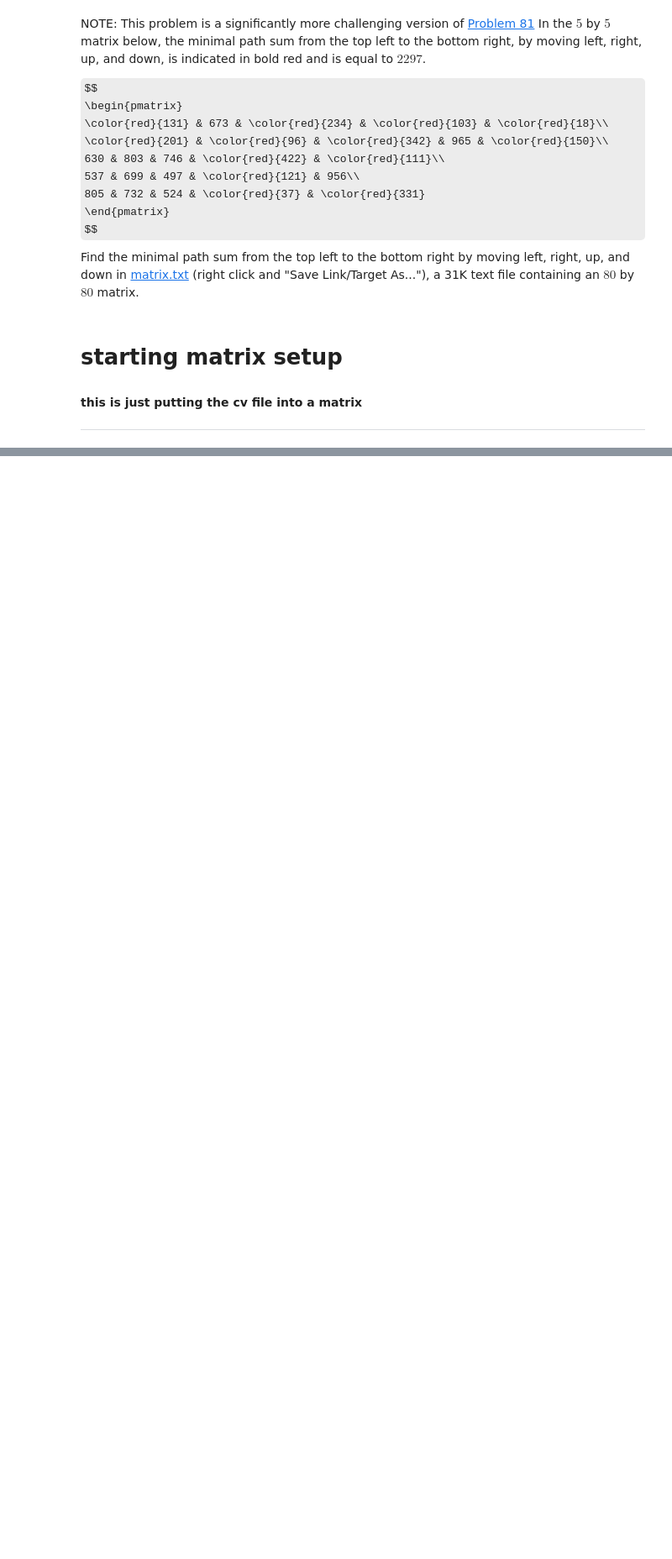
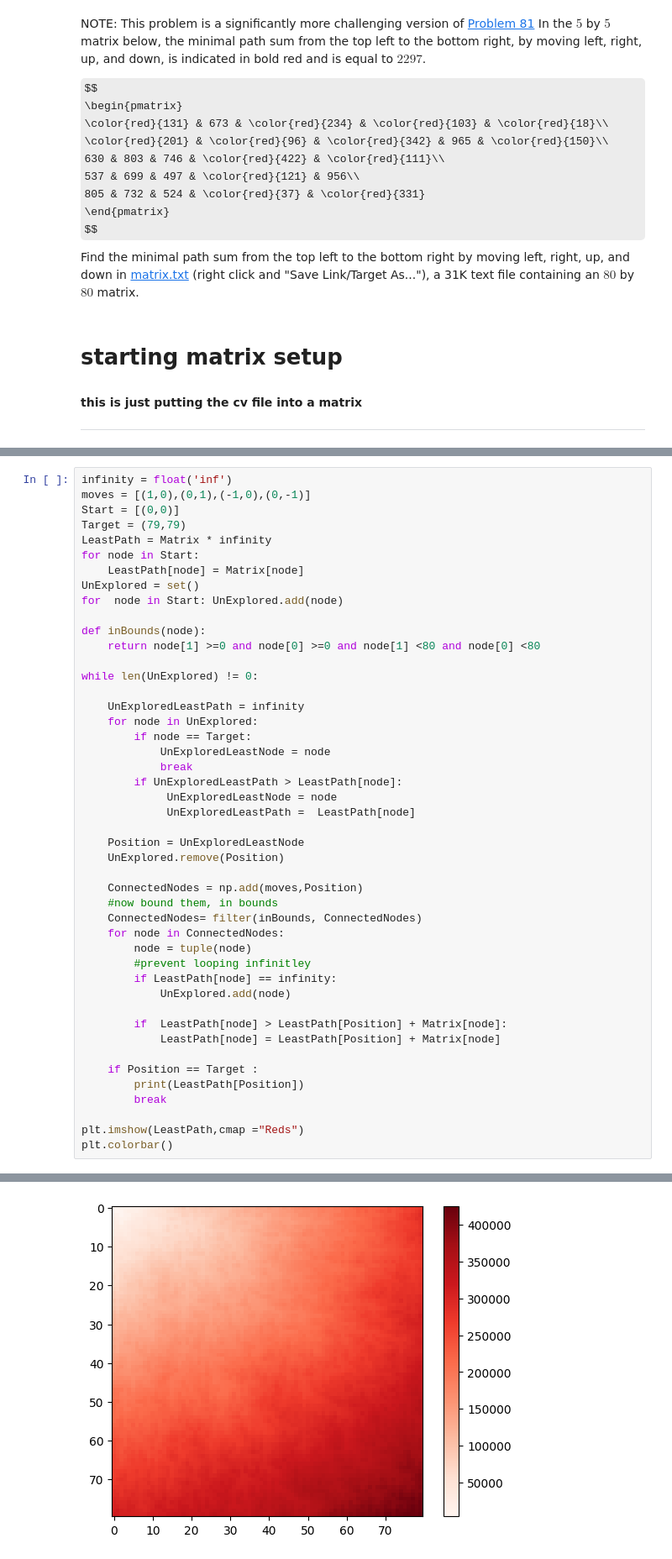
Before and after one commit to R-Matta-1/ProjectEulerProblems, a Jupyter notebook: Problems81-83/problem83.ipynb, the cells around one changed output, grey strips where cells are left out. Shown at 84% size. Cells and saved outputs as stored; diff of their text form; some formulas as TeX source; blank space fills up the shorter version.

Commit message:
dijkstra algorithm "lab" i guess, it was lab to me, i learned things, todo: impliment a heuristic, impement traceback to get an actuall path

```diff
--- a/Problems81-83/problem83.ipynb
+++ b/Problems81-83/problem83.ipynb
@@ -39,0 +42,47 @@ plt.colorbar()
+# %%
+infinity = float('inf')
+moves = [(1,0),(0,1),(-1,0),(0,-1)]
+Start = [(0,0)]
+Target = (79,79)
+LeastPath = Matrix * infinity
+for node in Start:
+    LeastPath[node] = Matrix[node]
+UnExplored = set()
+for  node in Start: UnExplored.add(node)
+
+def inBounds(node):
+    return node[1] >=0 and node[0] >=0 and node[1] <80 and node[0] <80
+
+while len(UnExplored) != 0:
+
+    UnExploredLeastPath = infinity
+    for node in UnExplored:
+        if node == Target:
+            UnExploredLeastNode = node
+            break
+        if UnExploredLeastPath > LeastPath[node]:
+             UnExploredLeastNode = node
+             UnExploredLeastPath =  LeastPath[node]
+
+    Position = UnExploredLeastNode
+    UnExplored.remove(Position)
+
+    ConnectedNodes = np.add(moves,Position)
+    #now bound them, in bounds
+    ConnectedNodes= filter(inBounds, ConnectedNodes)
+    for node in ConnectedNodes:
+        node = tuple(node)
+        #prevent looping infinitley
+        if LeastPath[node] == infinity:
+            UnExplored.add(node)
+
+        if  LeastPath[node] > LeastPath[Position] + Matrix[node]:
+            LeastPath[node] = LeastPath[Position] + Matrix[node]
+
+    if Position == Target :
+        print(LeastPath[Position])
+        break
+
+plt.imshow(LeastPath,cmap ="Reds")
+plt.colorbar()
+# %% [output]
@@ -39,0 +91 @@ plt.colorbar()
+[figure, added]
```
Also changed, not shown: parts of 2 cells of this notebook, 3 other files.
